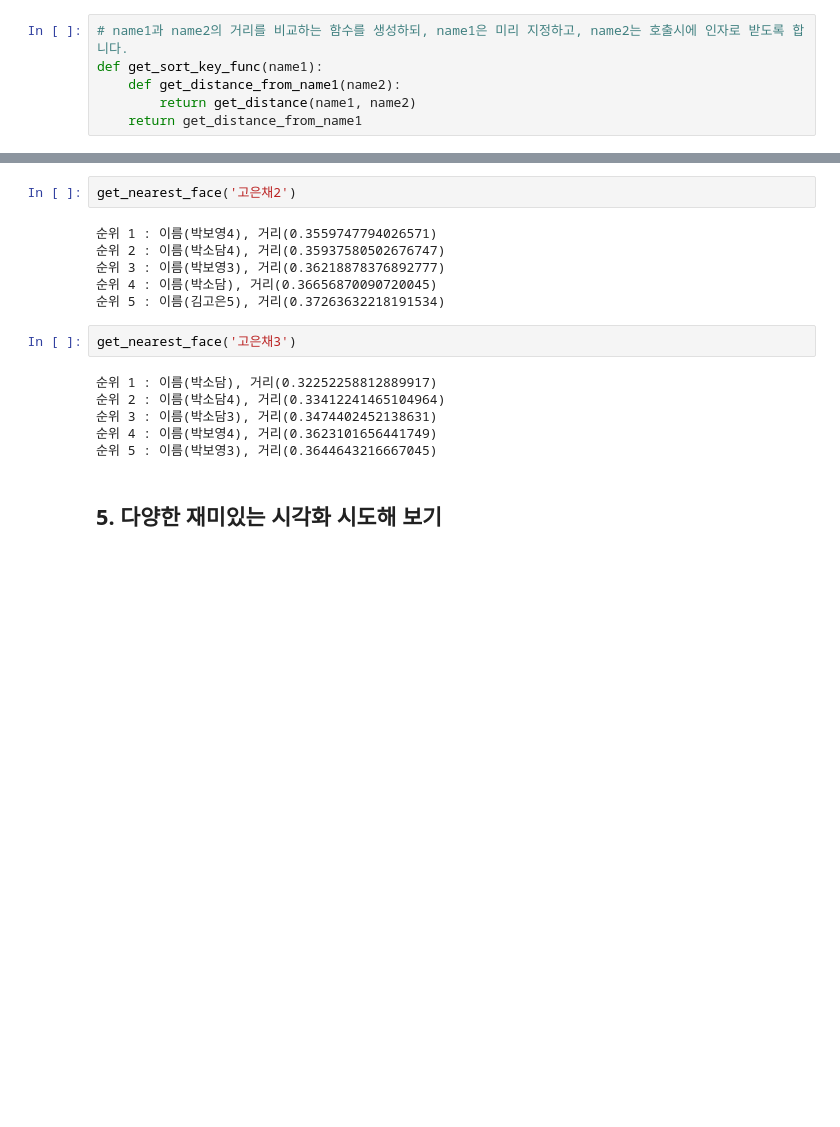
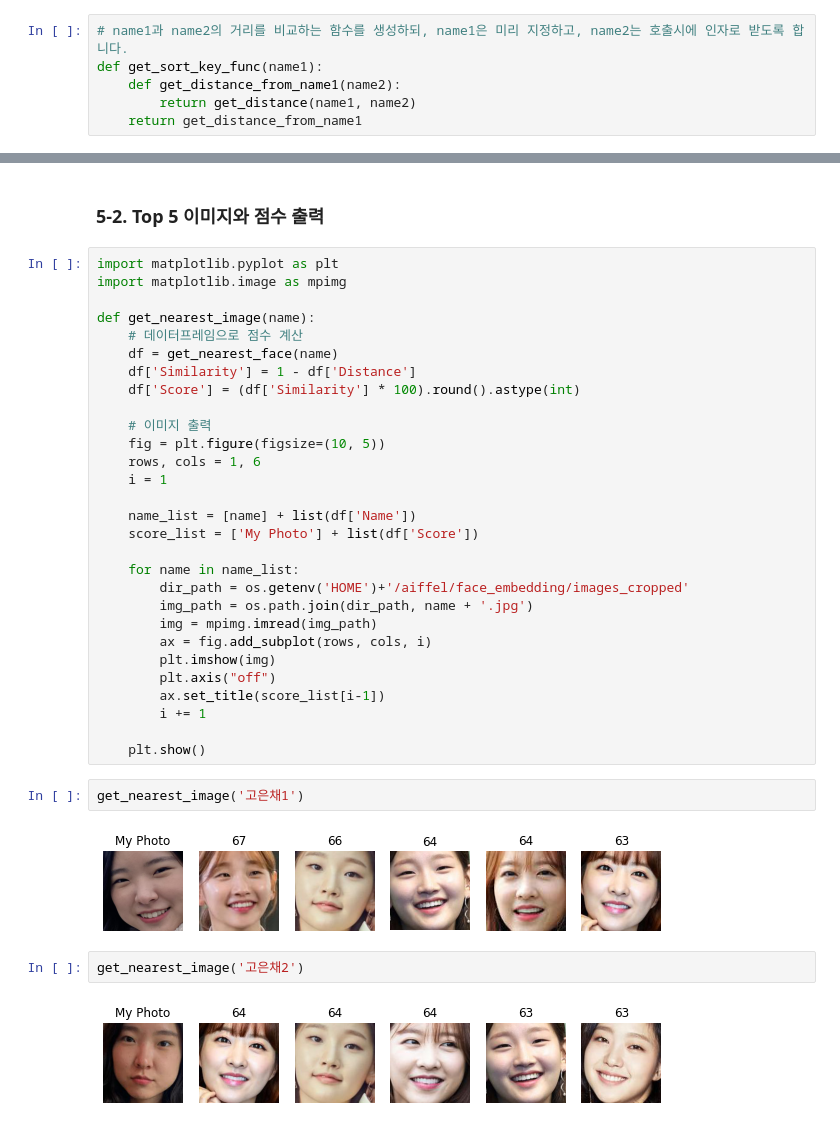
Before and after one commit to kec0130/AIFFEL-project, a Jupyter notebook: exploration/E7_face_embedding_pjt.ipynb, the cells around one changed output, grey strips where cells are left out. Saved outputs shown, nothing was run; the diff lists cells and outputs as text; blank space fills up the shorter version.

```diff
--- a/exploration/E7_face_embedding_pjt.ipynb
+++ b/exploration/E7_face_embedding_pjt.ipynb
@@ -157,18 +192,39 @@ get_nearest_face('고은채1')
+# %% [markdown]
+### 5-2. Top 5 이미지와 점수 출력
+# %%
+import matplotlib.pyplot as plt
+import matplotlib.image as mpimg
+
+def get_nearest_image(name):
+    # 데이터프레임으로 점수 계산
+    df = get_nearest_face(name)
+    df['Similarity'] = 1 - df['Distance']
+    df['Score'] = (df['Similarity'] * 100).round().astype(int)
+
+    # 이미지 출력
+    fig = plt.figure(figsize=(10, 5))
+    rows, cols = 1, 6
+    i = 1
+
+    name_list = [name] + list(df['Name'])
+    score_list = ['My Photo'] + list(df['Score'])
+
+    for name in name_list:
+        dir_path = os.getenv('HOME')+'/aiffel/face_embedding/images_cropped'
+        img_path = os.path.join(dir_path, name + '.jpg')
+        img = mpimg.imread(img_path)
+        ax = fig.add_subplot(rows, cols, i)
+        plt.imshow(img)
+        plt.axis("off")
+        ax.set_title(score_list[i-1])
+        i += 1
+
+    plt.show()
+# %%
+get_nearest_image('고은채1')
+# %% [output]
+[figure, added]
 # %%
-get_nearest_face('고은채2')
+get_nearest_image('고은채2')
 # %% [output]
-순위 1 : 이름(박보영4), 거리(0.3559747794026571)
-순위 2 : 이름(박소담4), 거리(0.35937580502676747)
-순위 3 : 이름(박보영3), 거리(0.36218878376892777)
-순위 4 : 이름(박소담), 거리(0.36656870090720045)
-순위 5 : 이름(김고은5), 거리(0.37263632218191534)
+[figure, added]
-# %%
-get_nearest_face('고은채3')
-# %% [output]
-순위 1 : 이름(박소담), 거리(0.32252258812889917)
-순위 2 : 이름(박소담4), 거리(0.33412241465104964)
-순위 3 : 이름(박소담3), 거리(0.3474402452138631)
-순위 4 : 이름(박보영4), 거리(0.3623101656441749)
-순위 5 : 이름(박보영3), 거리(0.3644643216667045)
-# %% [markdown]
-## 5. 다양한 재미있는 시각화 시도해 보기
```
Also changed, not shown: parts of 17 cells of this notebook.
